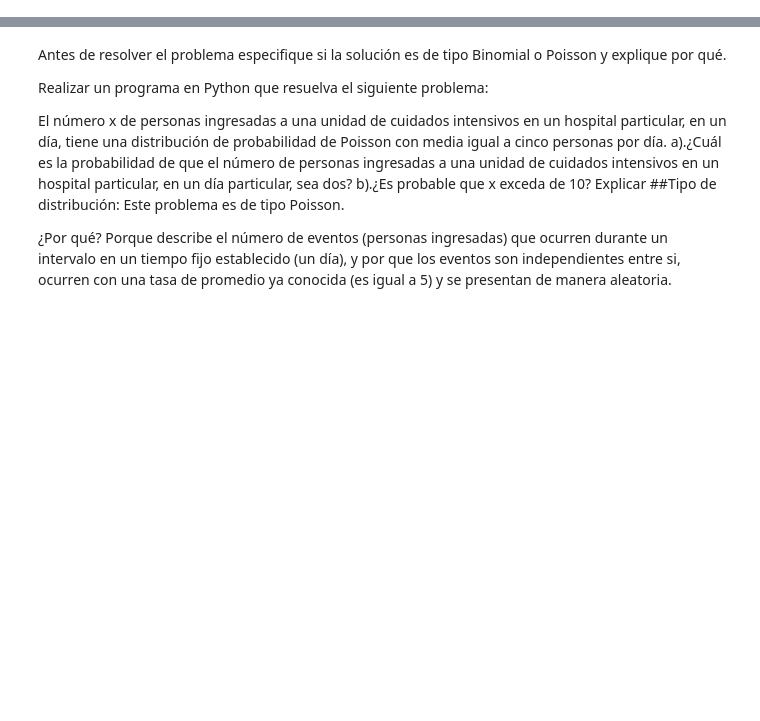
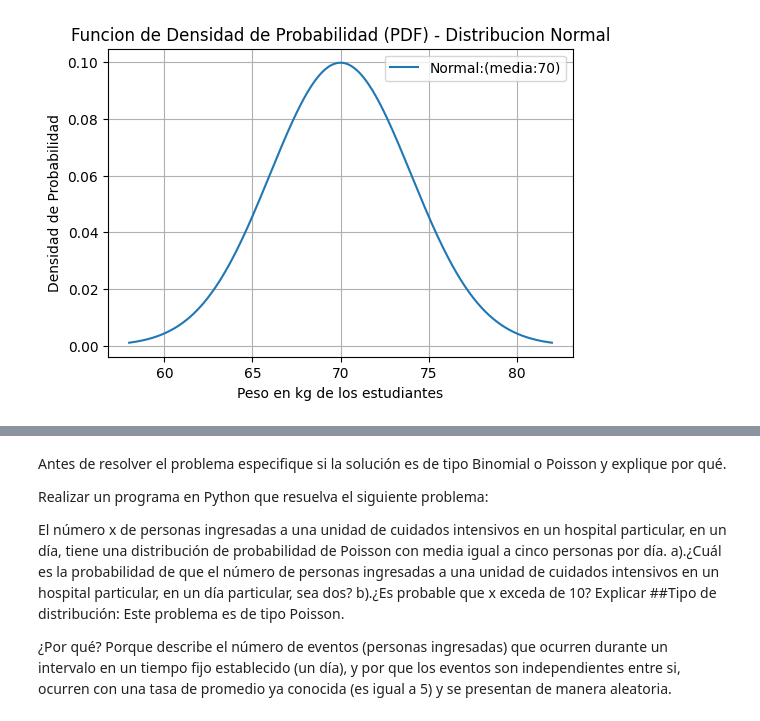
Before and after one commit to ObLun27/Estadistica, a Jupyter notebook: Unidad4/Practica3.ipynb, the cells around one changed output, grey strips where cells are left out. Saved outputs shown, nothing was run; the diff lists cells and outputs as text; code cells hidden in the pictures; blank space fills up the shorter version.

```diff
--- a/Unidad4/Practica3.ipynb
+++ b/Unidad4/Practica3.ipynb
@@ -20,0 +52,9 @@ Profesor: José Gabriel Rodríguez Rivas
+# %%
+#Crear rango de valores para crear la densidad
+rango = np.linspace(media - 3 * desvEst, media + 3 * desvEst, nDatos)
+#Calcular la PDF de la distribucion normal
+pdf = 1 / (desvEst * np.sqrt(2 * np.pi)) * np.exp(-(rango - media) ** 2 / (2 * desvEst ** 2))
+print("Imprimir los primeros 50 valores del rango")
+print(rango[0:50])
+print("Imprimir los primeros 50 valores de la PDF")
+print(pdf[0:50])
@@ -20,0 +91,12 @@ Profesor: José Gabriel Rodríguez Rivas
+# %%
+#Visualizar la PDF
+plt.figure(figsize=(6, 4))
+plt.plot(rango, pdf, label='Normal:(media:{})'.format(np.round(media,2), np.round(desvEst,2)))
+plt.title('Funcion de Densidad de Probabilidad (PDF) - Distribucion Normal')
+plt.xlabel("Peso en kg de los estudiantes")
+plt.ylabel("Densidad de Probabilidad")
+plt.legend()
+plt.grid(True)
+plt.show()
+# %% [output]
+[figure, added]
```
Also changed, not shown: parts of 14 cells of this notebook.
